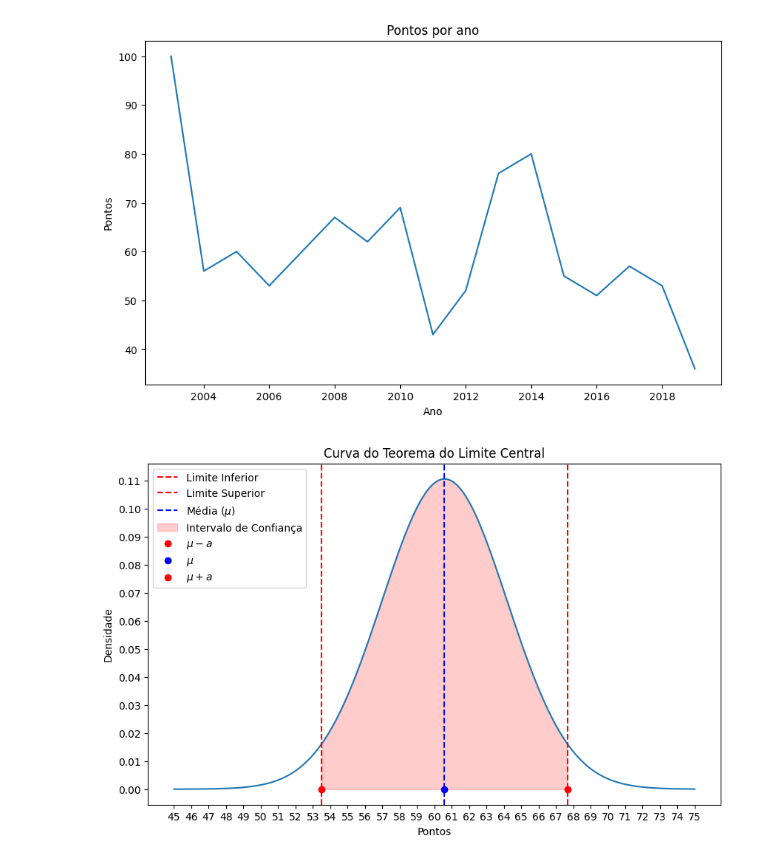
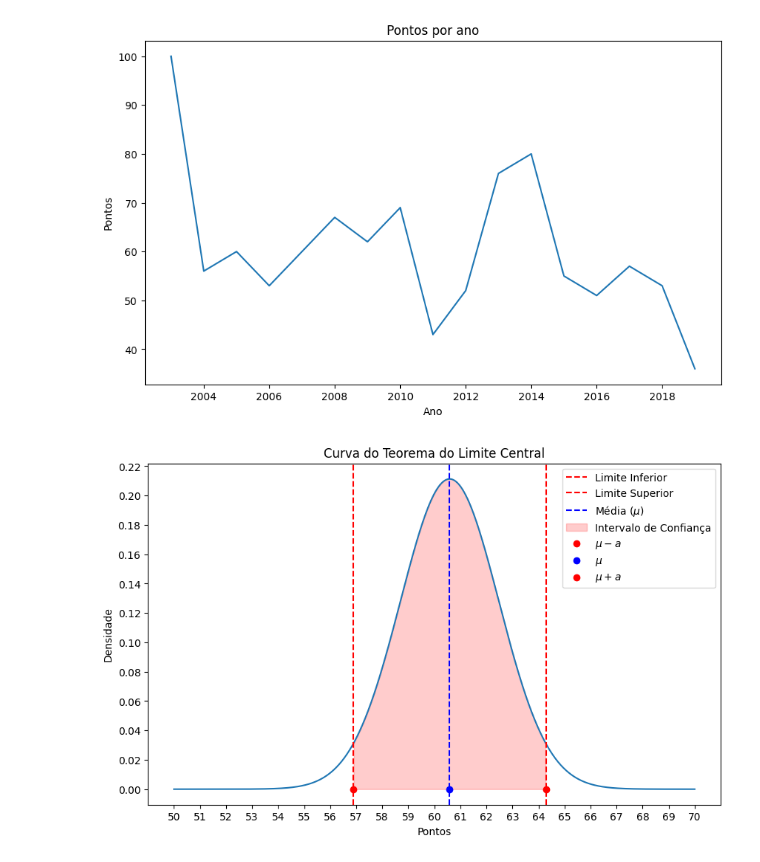
Before and after one commit to henriquetg1/aps5-cdados, a Jupyter notebook: aps5.ipynb, the cells around one changed output. Drawn from its saved outputs; the diff is of its cells as text; code cells hidden in the pictures.

Commit message:
novo desvio padrao

```diff
--- a/aps5.ipynb
+++ b/aps5.ipynb
@@ -33,7 +33,8 @@ print(media)
 60.588235294117645
 # %%
 alfa = 0.05
-desvio_padrao = df_['points'].std()
+desvio_padrao = st.poisson.std(media)
+# desvio_padrao = df_['points'].std()
 # %%
 p1 = st.norm.ppf(0.025, loc = media, scale = desvio_padrao / ((len(df_) ** 0.5)))
 p2 = st.norm.ppf(1-0.025, loc = media, scale = desvio_padrao / ((len(df_) ** 0.5)))
@@ -52,27 +53,27 @@ plt.show()
 # %%
 p1 = st.norm.ppf(0.025, loc=media, scale=desvio_padrao / ((len(df_) ** 0.5)))
 p2 = st.norm.ppf(1 - 0.025, loc=media, scale=desvio_padrao / ((len(df_) ** 0.5)))
 
-x = np.linspace(45, 75, 1000)
+x = np.linspace(50, 70, 1000)
 y = st.norm.pdf(x, loc=media, scale=desvio_padrao / ((len(df_) ** 0.5)))
 
 plt.figure(figsize=(10, 6))
 plt.plot(x, y)
 plt.xlabel('Pontos')
 plt.ylabel('Densidade')
 plt.title('Curva do Teorema do Limite Central')
 plt.axvline(x=p1, color='red', linestyle='--', label='Limite Inferior')
 plt.axvline(x=p2, color='red', linestyle='--', label='Limite Superior')
 plt.axvline(x=media, color='blue', linestyle='--', label='Média ($\mu$)')
 plt.fill_between(x, 0, y, where=(x >= p1) & (x <= p2), color='red', alpha=0.2, label='Intervalo de Confiança')
-plt.xticks(np.arange(45, 76, 1))
-plt.yticks(np.arange(0, 1, 0.01))
+plt.xticks(np.arange(50, 71, 1))
+plt.yticks(np.arange(0, 1, 0.02))
 
 plt.scatter(p1, 0, label='$\mu-a$', color='red')
 plt.scatter(media, 0, label='$\mu$', color='blue')
 plt.scatter(p2, 0, label='$\mu+a$', color='red')
 
 plt.legend()
 plt.show()
 # %% [output]
-[figure, old version]
+[figure, new version]
```
Also changed, not shown: parts of 1 cell of this notebook.
